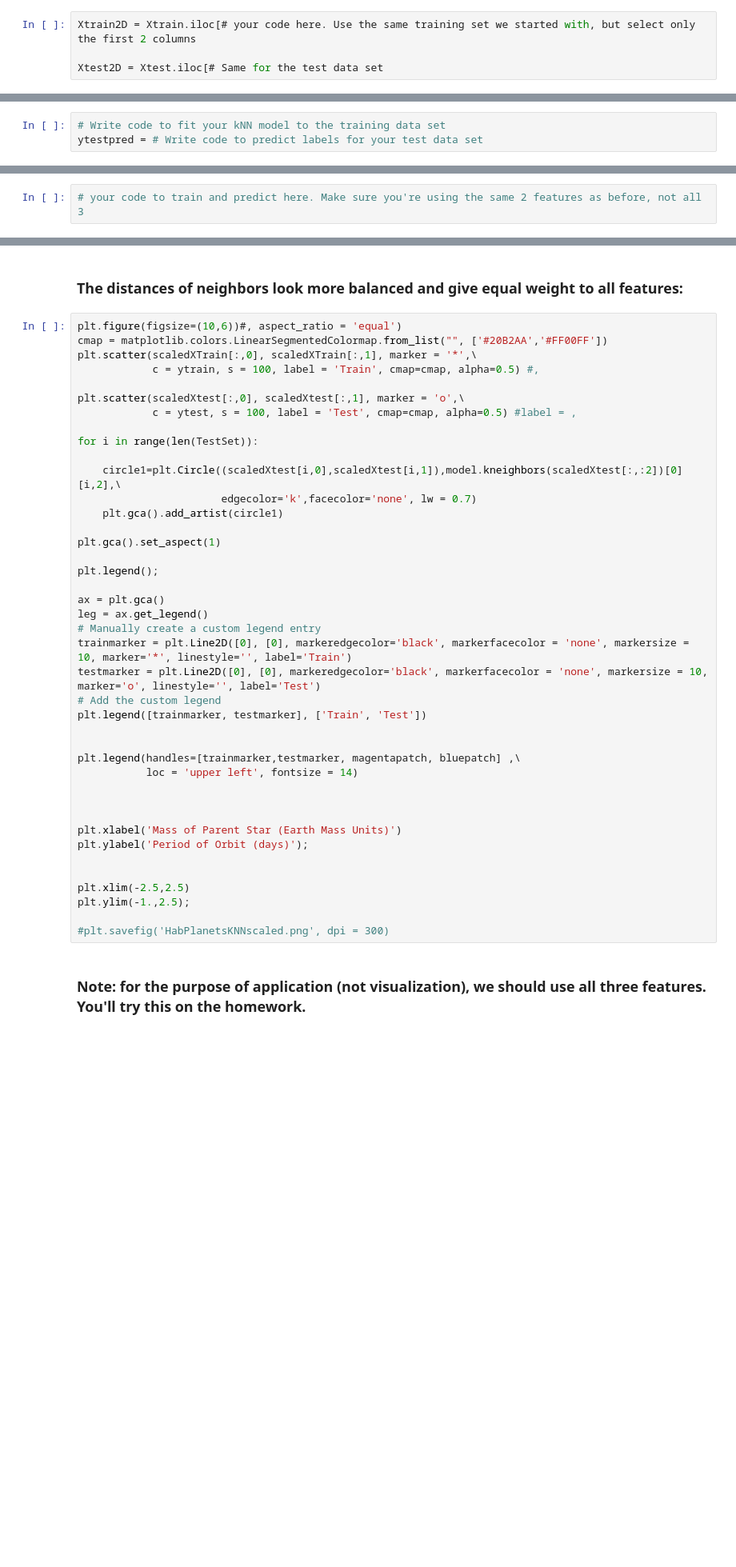
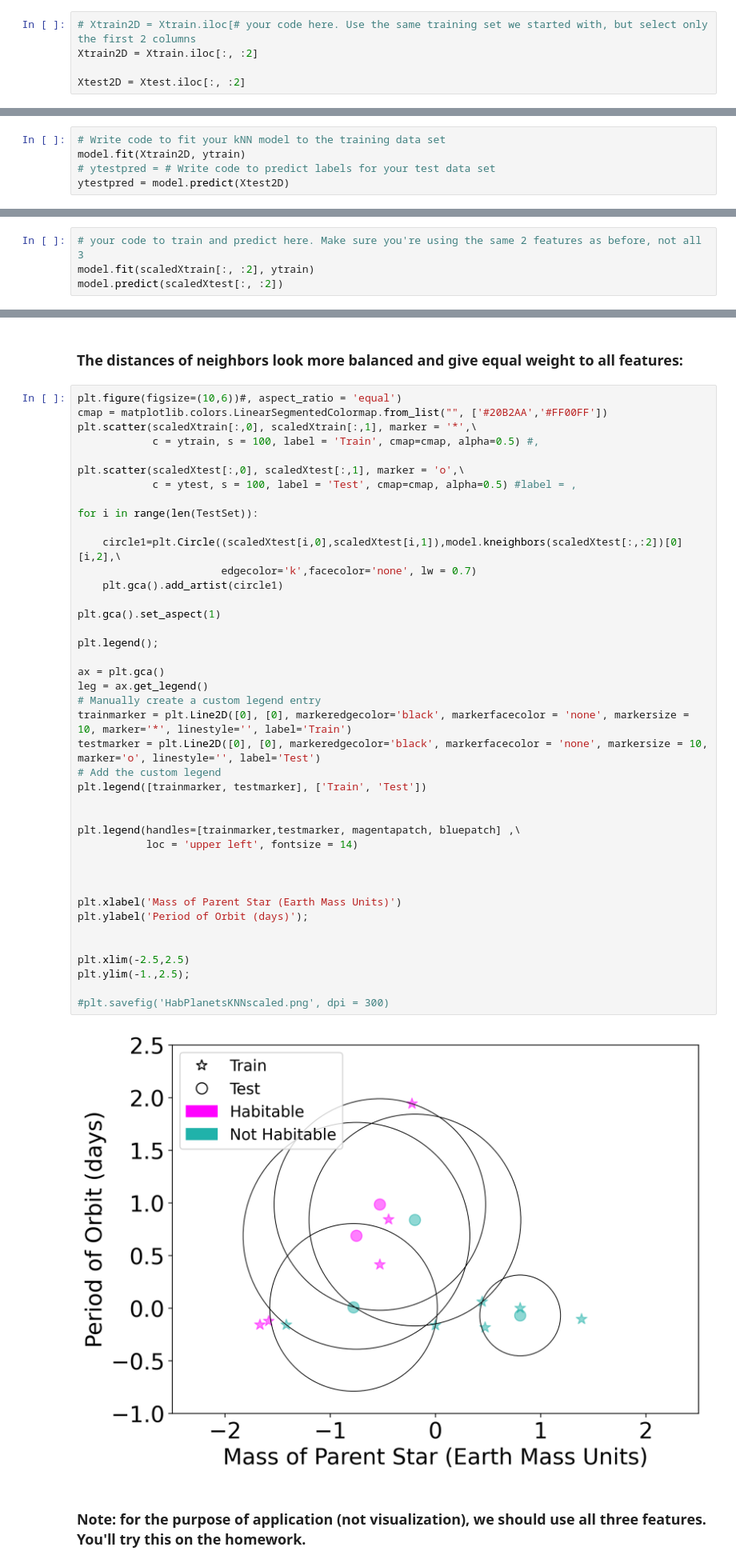
Before and after one commit to henryholland3/phys-448, a Jupyter notebook: Studio Notebooks/Studio2_kNN.ipynb, the cells around one changed output, grey strips where cells are left out. Shown at 80% size. Saved outputs shown, nothing was run; the diff lists cells and outputs as text; blank space fills up the shorter version.

```diff
--- a/Studio Notebooks/Studio2_kNN.ipynb
+++ b/Studio Notebooks/Studio2_kNN.ipynb
@@ -81,8 +112,9 @@ model.get_params()
 # %% [markdown]
 ### For visualization purposes, let's use only the first two features to build the model.
 # %%
-Xtrain2D = Xtrain.iloc[# your code here. Use the same training set we started with, but select only the first 2 columns
+# Xtrain2D = Xtrain.iloc[# your code here. Use the same training set we started with, but select only the first 2 columns
+Xtrain2D = Xtrain.iloc[:, :2]
 
-Xtest2D = Xtest.iloc[# Same for the test data set
+Xtest2D = Xtest.iloc[:, :2]
 # %% [markdown]
 #### Build model by applying the ".fit" method to the training set. Then predict labels for the test set.
@@ -89,5 +130,7 @@ Xtest2D = Xtest.iloc[# Same for the test data set
 # %%
 # Write code to fit your kNN model to the training data set
-ytestpred = # Write code to predict labels for your test data set
+model.fit(Xtrain2D, ytrain)
+# ytestpred = # Write code to predict labels for your test data set
+ytestpred = model.predict(Xtest2D)
 # %%
 ytestpred, ytest.values #compare
@@ -225,2 +351,4 @@ Your turn! Train your kNN model with the scaled stellar mass and scaled orbital
 # %%
 # your code to train and predict here. Make sure you're using the same 2 features as before, not all 3
+model.fit(scaledXtrain[:, :2], ytrain)
+model.predict(scaledXtest[:, :2])
@@ -233,7 +374,7 @@ model.kneighbors(scaledXtest[:,:2])
 # %%
 plt.figure(figsize=(10,6))#, aspect_ratio = 'equal')
 cmap = matplotlib.colors.LinearSegmentedColormap.from_list("", ['#20B2AA','#FF00FF'])
-plt.scatter(scaledXTrain[:,0], scaledXTrain[:,1], marker = '*',\
+plt.scatter(scaledXtrain[:,0], scaledXtrain[:,1], marker = '*',\
             c = ytrain, s = 100, label = 'Train', cmap=cmap, alpha=0.5) #,
 
 plt.scatter(scaledXtest[:,0], scaledXtest[:,1], marker = 'o',\
@@ -244,33 +385,35 @@ for i in range(len(TestSet)):
     circle1=plt.Circle((scaledXtest[i,0],scaledXtest[i,1]),model.kneighbors(scaledXtest[:,:2])[0][i,2],\
                        edgecolor='k',facecolor='none', lw = 0.7)
     plt.gca().add_artist(circle1)
 
 plt.gca().set_aspect(1)
 
 plt.legend();
 
 ax = plt.gca()
 leg = ax.get_legend()
 # Manually create a custom legend entry
 trainmarker = plt.Line2D([0], [0], markeredgecolor='black', markerfacecolor = 'none', markersize = 10, marker='*', linestyle='', label='Train')
 testmarker = plt.Line2D([0], [0], markeredgecolor='black', markerfacecolor = 'none', markersize = 10, marker='o', linestyle='', label='Test')
 # Add the custom legend
 plt.legend([trainmarker, testmarker], ['Train', 'Test'])
 
 
 plt.legend(handles=[trainmarker,testmarker, magentapatch, bluepatch] ,\
            loc = 'upper left', fontsize = 14)
 
 
 
 plt.xlabel('Mass of Parent Star (Earth Mass Units)')
 plt.ylabel('Period of Orbit (days)');
 
 
 plt.xlim(-2.5,2.5)
 plt.ylim(-1.,2.5);
 
 #plt.savefig('HabPlanetsKNNscaled.png', dpi = 300)
+# %% [output]
+[figure, added]
 # %% [markdown]
 ### Note: for the purpose of application (not visualization), we should use all three features. You'll try this on the homework.
 # %% [markdown]
```
Also changed, not shown: parts of 22 cells of this notebook, 1 other file.
